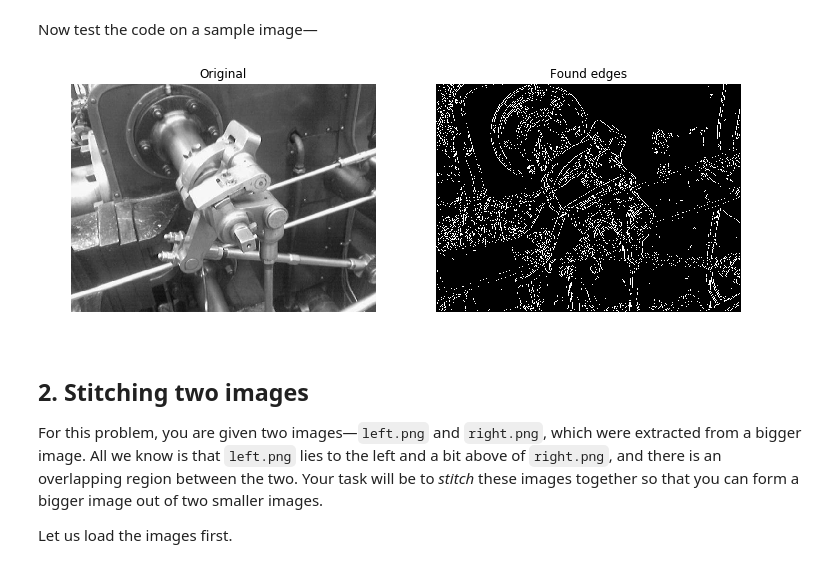
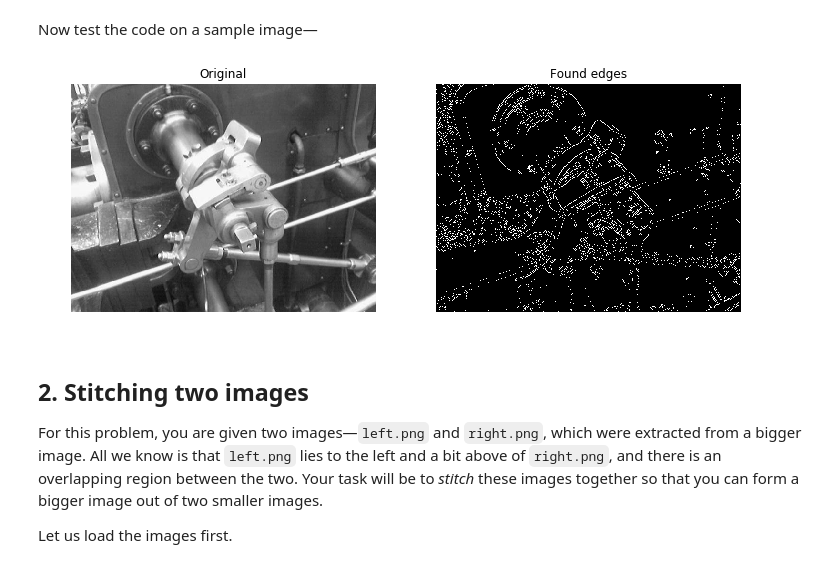
Before and after one commit to paulasquin/computer-vision-cs, a Jupyter notebook: Assignment1/VIC2018_Assignment1.ipynb, the cells around one changed output. Drawn from its saved outputs; the diff is of its cells as text; code cells hidden in the pictures.

```diff
--- a/Assignment1/VIC2018_Assignment1.ipynb
+++ b/Assignment1/VIC2018_Assignment1.ipynb
@@ -111,13 +111,12 @@ def non_maximum_suppression(g_magnitude, g_direction):
     disc_directions = [0, np.pi/4, np.pi/2, np.pi*3/4, np.pi, np.pi*(-1+1/4), np.pi*(-1+1/2), np.pi*(-1+3/4), -np.pi]
     #                  0    1         2         3       4         5              6                7              8
 
-    # Exploring the magnitudes
+    # Exploring the directions
     height, width = g_direction.shape
 
     for x in range(height):
         for y in range(width):
             # Computing best match in discretise directions
-
             distance_to_directions = np.abs(disc_directions - g_direction[x, y])
             id_best_direction = np.argmin(distance_to_directions)
 
@@ -126,7 +125,7 @@ def non_maximum_suppression(g_magnitude, g_direction):
                 print("distances:", distance_to_directions)
                 print("direction:", g_direction[x, y])
                 print("finding:", id_best_direction)
-                raise ValueError("wow")'''
+                raise ValueError("wow problem")'''
 
             delta_x = 0
             delta_y = 0
@@ -139,7 +138,7 @@ def non_maximum_suppression(g_magnitude, g_direction):
                 delta_x, delta_y, regular_crawl = 1, 1, 1
             elif id_best_direction in [2, 6]:
                 # if angle == pi/2, pi(-1+1/2), we look left, right
-                delta_x, delta_y, regular_crawl = 1, 1, 1
+                delta_x, delta_y, regular_crawl = 1, 0, 1
             else:
                 # if angle == 3pi/4, pi(-1+3/4), we look up-right, down-left, thus we inverse regular crawling
                 delta_x, delta_y, regular_crawl = 1, 1, -1
@@ -159,7 +158,7 @@ def double_thresholding(g_max, lo, hi):
 
 def connectivity(thresh_img):
     edge = np.zeros(thresh_img.shape)
-    edge_pad = np.pad(edge, 1, mode='constant')
+    thresh_img_pad = np.pad(thresh_img, 1, mode='constant')
 
     height, width = thresh_img.shape
     for x in range(height):
@@ -172,11 +171,9 @@ def connectivity(thresh_img):
                 neighbours = []
                 for i in [-1, 0, 1]:
                     for j in [-1, 0, 1]:
-                        if not (i == 0 and j == 0):
-                            # We avoid to use the center of the cross during the search
-                            neighbours.append(edge_pad[x+1+i, y+1+j])
+                        neighbours.append(thresh_img_pad[x+1+i, y+1+j])
                 if 'strong' in neighbours:
-                    # If one of the neighbours is over hi
+                    # If one of the neighbour is strong, we activate the pixel as edge
                     edge[x, y] = 1
     return edge
 
@@ -219,24 +216,24 @@ Now test the code on a sample image&mdash;
 # %%
 img   = cv2.imread('valve.png')
 img   = cv2.cvtColor(img, cv2.COLOR_RGB2GRAY) / 255
 
-edges = canny_edge_detector(img, thresh_lo=0.1, thresh_hi=0.2)
+edges = canny_edge_detector(img, thresh_lo=0.1, thresh_hi=0.3)
 
 plt.figure(figsize=(12,6))
 
 plt.subplot(1, 2, 1)
 plt.imshow(img, cmap="gray")
 plt.axis('off')
 plt.title('Original')
 
 plt.subplot(1, 2, 2)
 plt.imshow(edges, cmap="gray")
 plt.axis('off')
 plt.title('Found edges')
 
 plt.show()
 # %% [output]
-[figure, old version]
+[figure, new version]
 # %% [markdown]
 ## 2. Stitching two images
 
```
